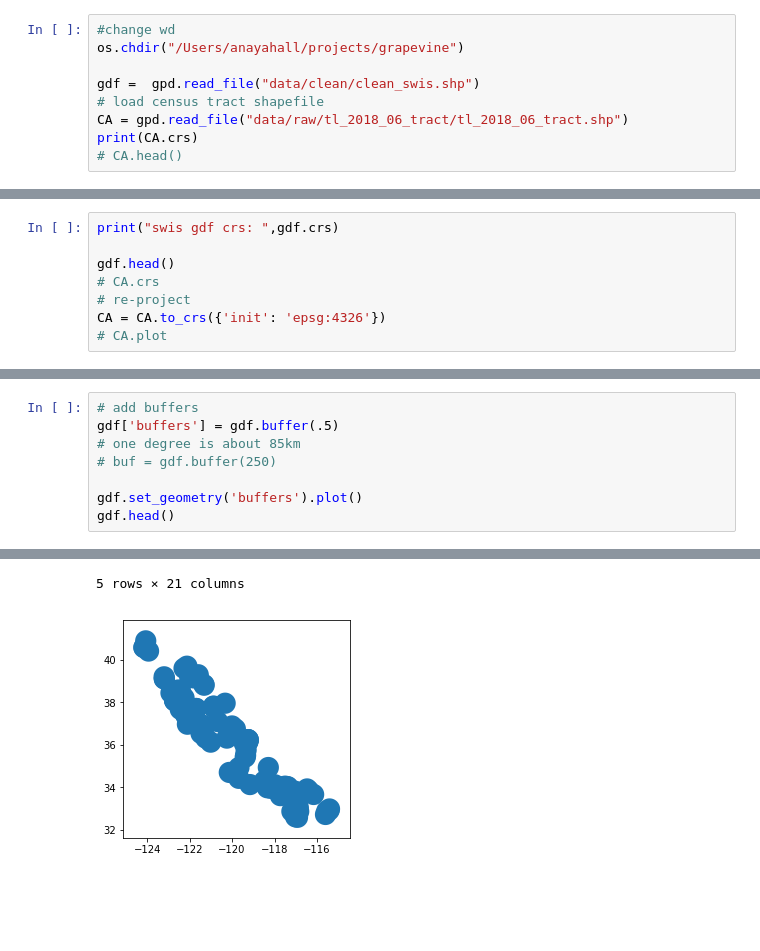
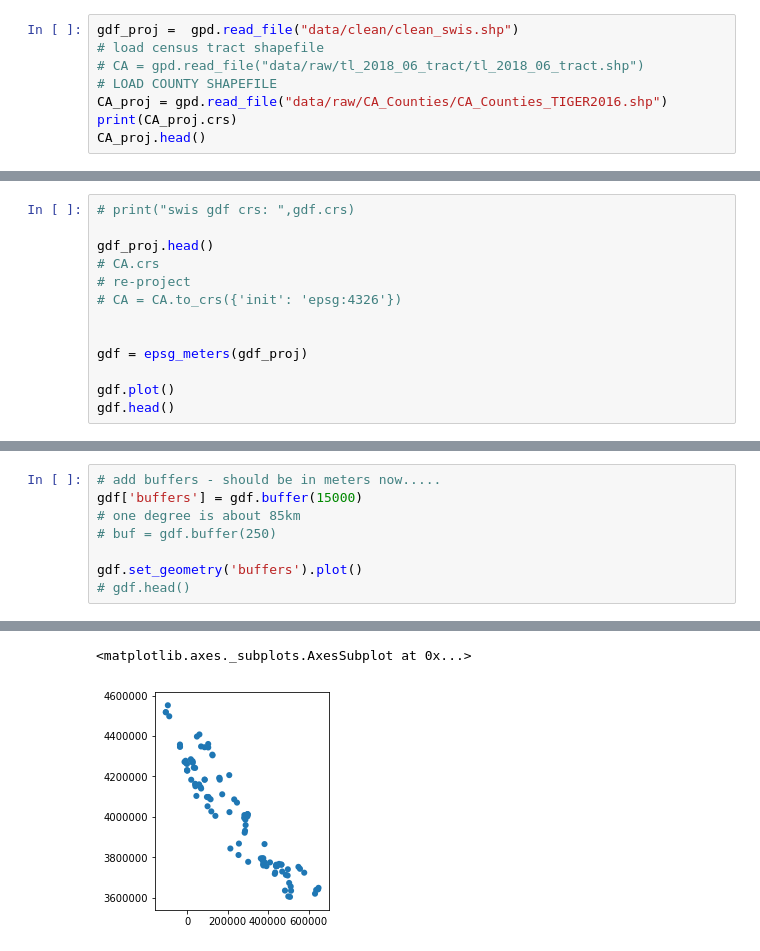
Before and after one commit to anayahall/grapevine, a Jupyter notebook: scripts/plot_and_buffers.ipynb, the cells around one changed output, grey strips where cells are left out. Saved outputs shown, nothing was run; the diff lists cells and outputs as text; blank space fills up the shorter version.

```diff
--- a/scripts/plot_and_buffers.ipynb
+++ b/scripts/plot_and_buffers.ipynb
@@ -15,10 +19,9 @@ from geopandas import GeoSeries, GeoDataFrame
 # %%
-#change wd
-os.chdir("/Users/anayahall/projects/grapevine")
-
-gdf =  gpd.read_file("data/clean/clean_swis.shp")
+gdf_proj =  gpd.read_file("data/clean/clean_swis.shp")
 # load census tract shapefile
-CA = gpd.read_file("data/raw/tl_2018_06_tract/tl_2018_06_tract.shp")
-print(CA.crs)
-# CA.head()
+# CA = gpd.read_file("data/raw/tl_2018_06_tract/tl_2018_06_tract.shp")
+# LOAD COUNTY SHAPEFILE
+CA_proj = gpd.read_file("data/raw/CA_Counties/CA_Counties_TIGER2016.shp")
+print(CA_proj.crs)
+CA_proj.head()
 # %% [output]
@@ -31,9 +52,14 @@ print(CA.crs)
 # %%
-print("swis gdf crs: ",gdf.crs)
+# print("swis gdf crs: ",gdf.crs)
 
-gdf.head()
+gdf_proj.head()
 # CA.crs
 # re-project
-CA = CA.to_crs({'init': 'epsg:4326'})
-# CA.plot
+# CA = CA.to_crs({'init': 'epsg:4326'})
+
+
+gdf = epsg_meters(gdf_proj)
+
+gdf.plot()
+gdf.head()
 # %% [output]
@@ -50,9 +78,9 @@ CA.head()
 # %%
-# add buffers
-gdf['buffers'] = gdf.buffer(.5)
+# add buffers - should be in meters now.....
+gdf['buffers'] = gdf.buffer(15000)
 # one degree is about 85km
 # buf = gdf.buffer(250)
 
 gdf.set_geometry('buffers').plot()
-gdf.head()
+# gdf.head()
 # %% [output]
@@ -65,5 +87,5 @@ gdf.head()
-5 rows × 21 columns
+<matplotlib.axes._subplots.AxesSubplot at 0x...>
-[figure, old version]
+[figure, new version]
 # %%
 # # gdf.plot(s = 'buffers')
 f, ax = plt.subplots(1)
```
Also changed, not shown: parts of 9 cells of this notebook, 9 other files.
